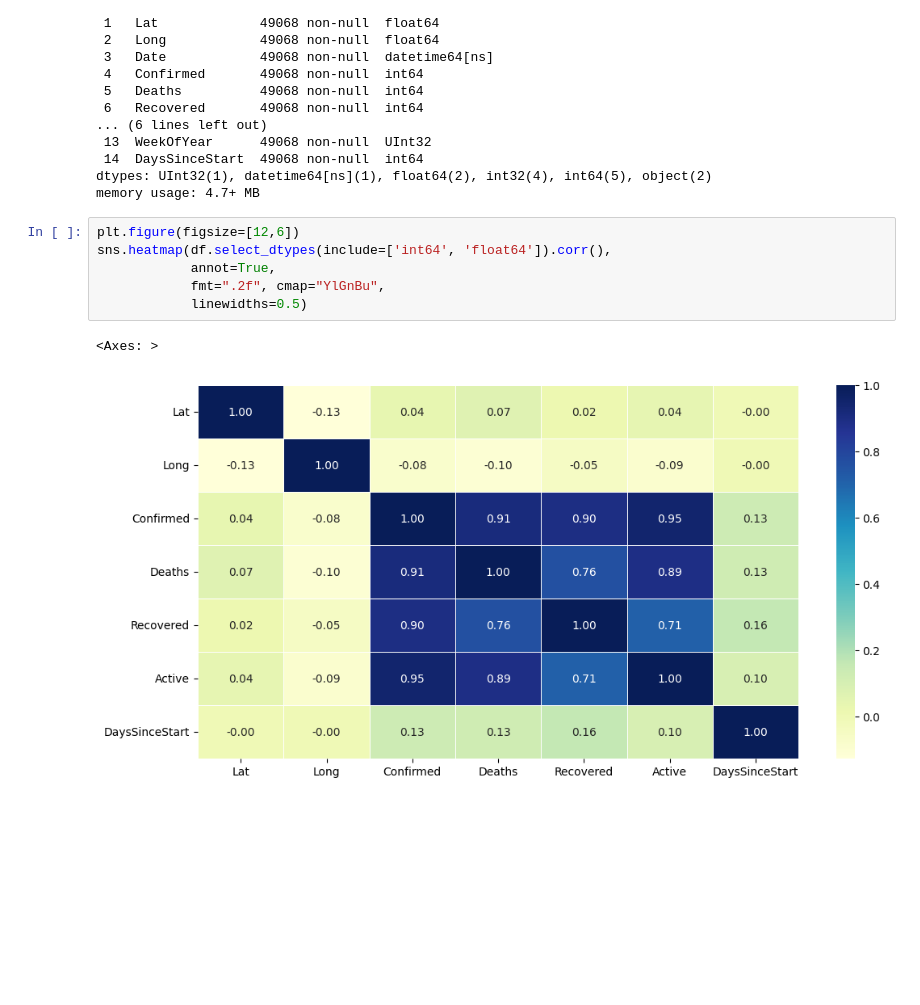
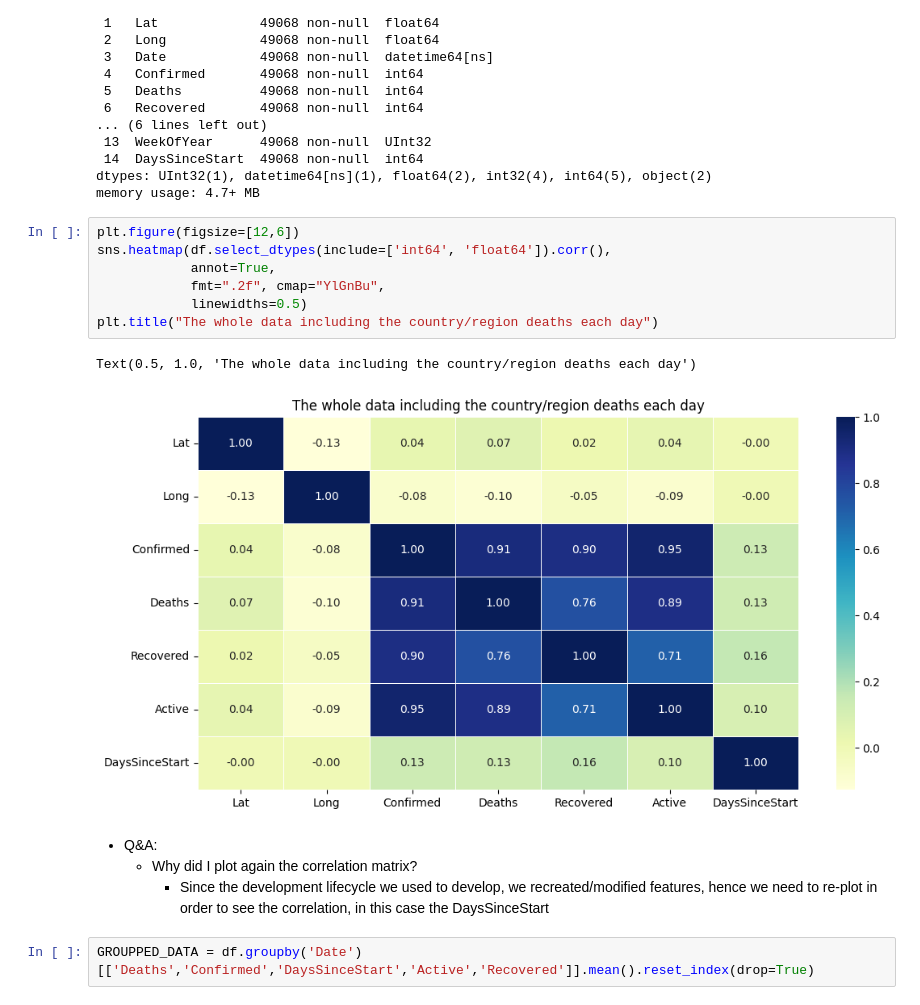
Before and after one commit to AIBabyTeaching/MACHINE-LEARNING-FEB-2025, a Jupyter notebook: LabWeek2&3&5.ipynb, the cells around one changed output. Cells and saved outputs as stored; diff of their text form; blank space fills up the shorter version.

```diff
--- a/LabWeek2&3.ipynb
+++ b/LabWeek2&3&5.ipynb
@@ -344,9 +430,16 @@ memory usage: 4.7+ MB
 # %%
 plt.figure(figsize=[12,6])
 sns.heatmap(df.select_dtypes(include=['int64', 'float64']).corr(),
             annot=True,
             fmt=".2f", cmap="YlGnBu",
             linewidths=0.5)
+plt.title("The whole data including the country/region deaths each day")
 # %% [output]
-<Axes: >
+Text(0.5, 1.0, 'The whole data including the country/region deaths each day')
-[figure, old version]
+[figure, new version]
+# %% [markdown]
+- Q&A:
+    - Why did I plot again the correlation matrix?
+        - Since the development lifecycle we used to develop, we recreated/modified features, hence we need to re-plot in order to see the correlation, in this case the DaysSinceStart
+# %%
+GROUPPED_DATA = df.groupby('Date')[['Deaths','Confirmed','DaysSinceStart','Active','Recovered']].mean().reset_index(drop=True)
```
Also changed, not shown: parts of 51 cells of this notebook, 1 other file.
